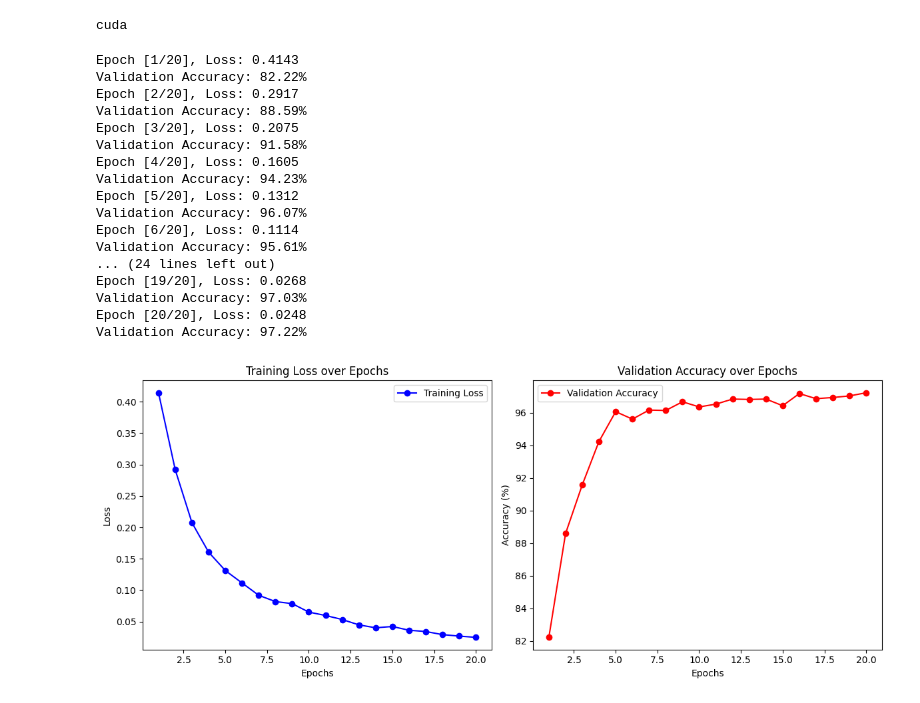
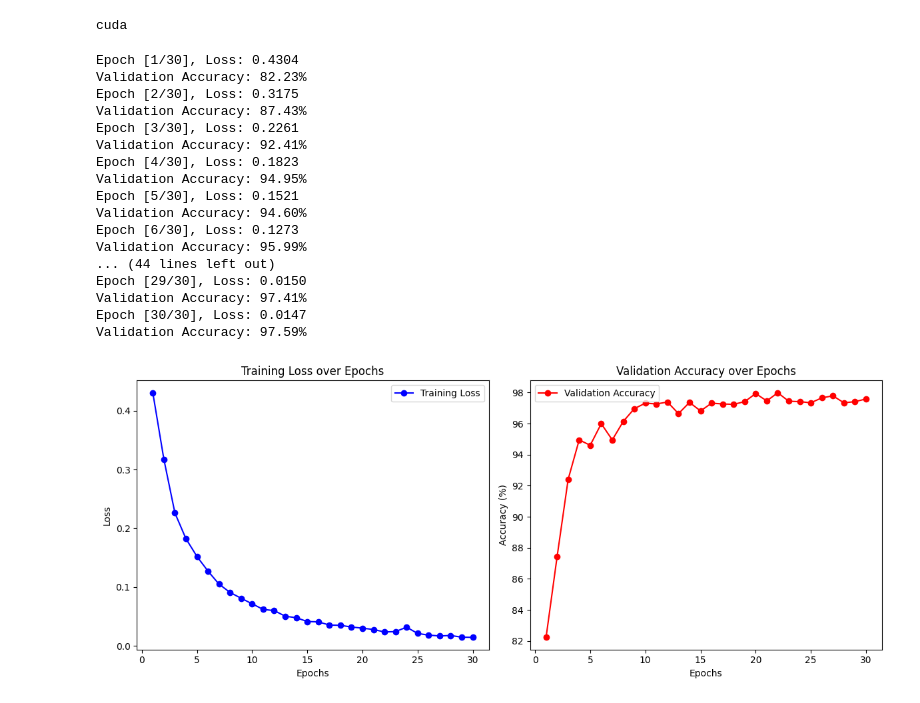
Before and after one commit to yundongbot/02516-IDLCV, a Jupyter notebook: exe/exe3/3.2.ipynb, the cells around one changed output. Saved outputs shown, nothing was run; the diff lists cells and outputs as text; code cells hidden in the pictures.

```diff
--- a/exe/exe3/3.2.ipynb
+++ b/exe/exe3/3.2.ipynb
@@ -586,25 +586,25 @@ def train(model, train_loader, valid_loader, criterion, optimizer, num_epochs=20
 # %%
 criterion = nn.CrossEntropyLoss()
 vgg_fast = VGG16Fast().to(device)
 optimizer = optim.SGD(vgg_fast.parameters(), lr=0.001, momentum=0.9)
-train(vgg_fast, train_loader, valid_loader, criterion, optimizer, num_epochs=20)
+train(vgg_fast, train_loader, valid_loader, criterion, optimizer, num_epochs=30)
 # %% [output]
-Epoch [1/20], Loss: 0.4143
-Validation Accuracy: 82.22%
-Epoch [2/20], Loss: 0.2917
-Validation Accuracy: 88.59%
-Epoch [3/20], Loss: 0.2075
-Validation Accuracy: 91.58%
-Epoch [4/20], Loss: 0.1605
-Validation Accuracy: 94.23%
-Epoch [5/20], Loss: 0.1312
-Validation Accuracy: 96.07%
-Epoch [6/20], Loss: 0.1114
-Validation Accuracy: 95.61%
-... (24 lines left out)
-Epoch [19/20], Loss: 0.0268
-Validation Accuracy: 97.03%
-Epoch [20/20], Loss: 0.0248
-Validation Accuracy: 97.22%
+Epoch [1/30], Loss: 0.4304
+Validation Accuracy: 82.23%
+Epoch [2/30], Loss: 0.3175
+Validation Accuracy: 87.43%
+Epoch [3/30], Loss: 0.2261
+Validation Accuracy: 92.41%
+Epoch [4/30], Loss: 0.1823
+Validation Accuracy: 94.95%
+Epoch [5/30], Loss: 0.1521
+Validation Accuracy: 94.60%
+Epoch [6/30], Loss: 0.1273
+Validation Accuracy: 95.99%
+... (44 lines left out)
+Epoch [29/30], Loss: 0.0150
+Validation Accuracy: 97.41%
+Epoch [30/30], Loss: 0.0147
+Validation Accuracy: 97.59%
-[figure, old version]
+[figure, new version]
 # %%
```
Also changed, not shown: parts of 5 cells of this notebook, 7 other files.
